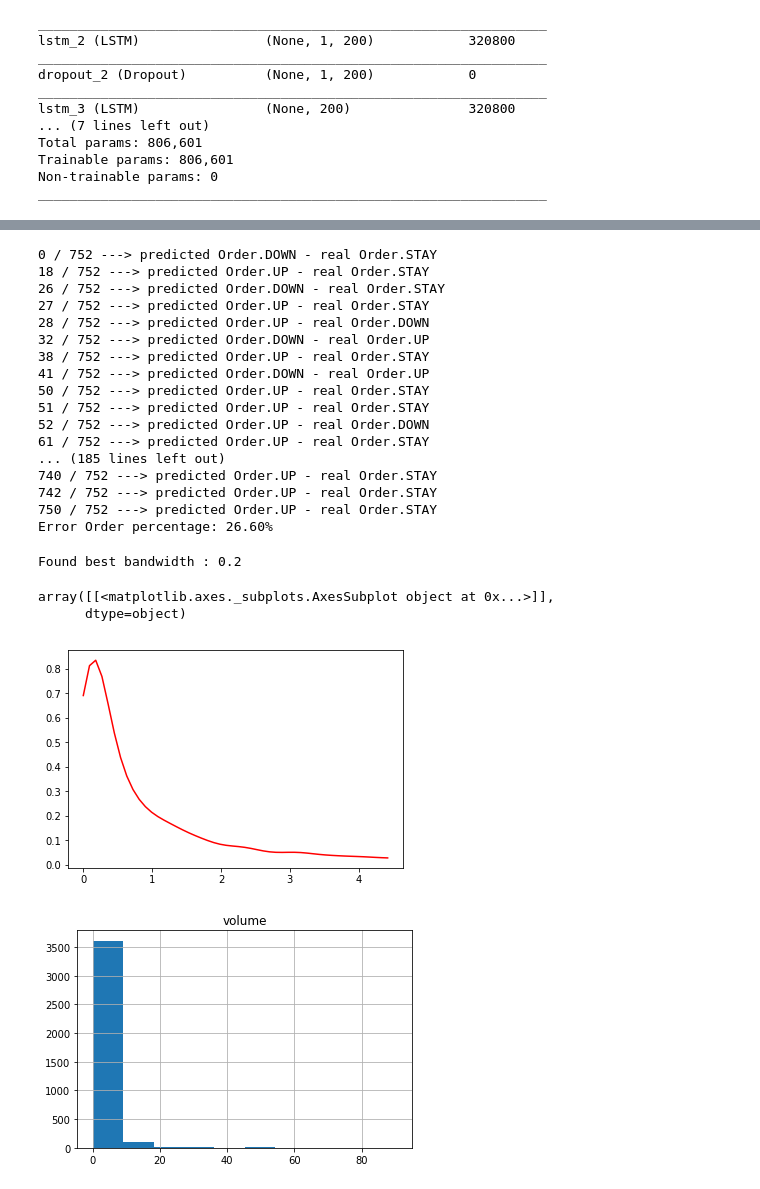
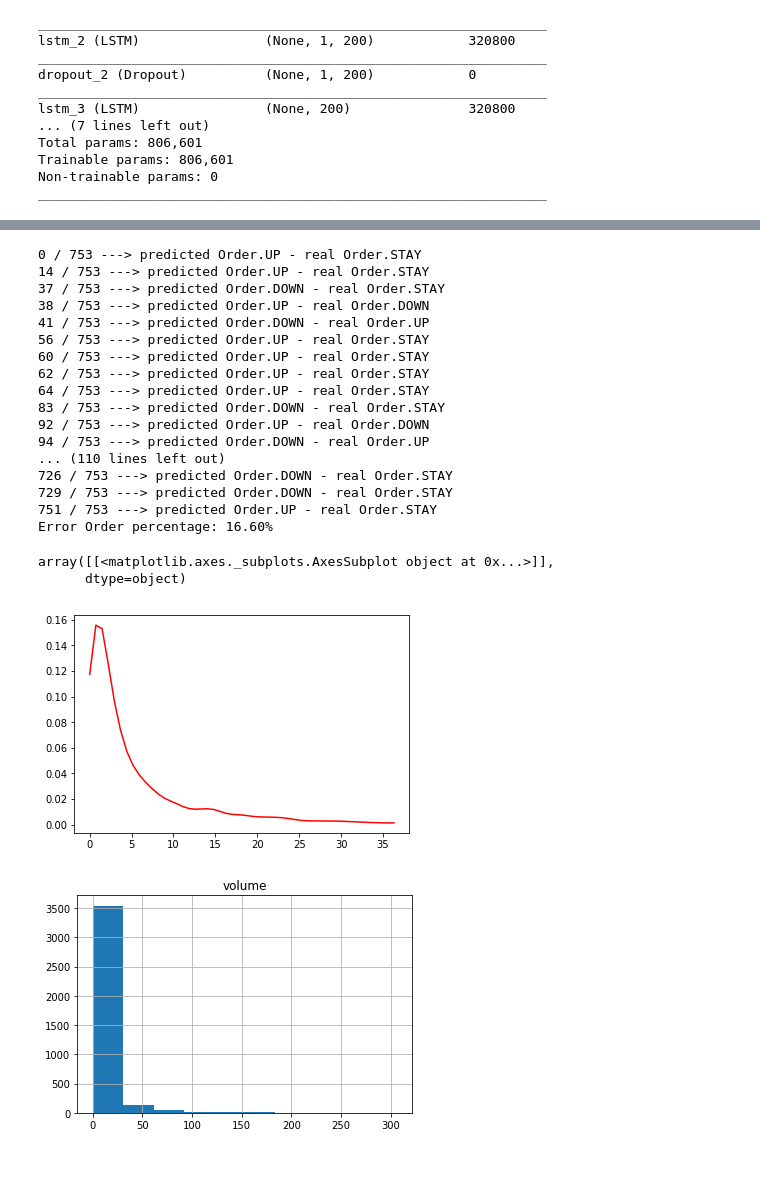
Before and after one commit to scristofari/bitcoin-challenge, a Jupyter notebook: BitCoin Challenge.ipynb, the cells around one changed output, grey strips where cells are left out. Saved outputs shown, nothing was run; the diff lists cells and outputs as text; code cells hidden in the pictures.

```diff
--- a/BitCoin Challenge.ipynb
+++ b/BitCoin Challenge.ipynb
@@ -3,7 +3,7 @@
 import matplotlib.pyplot as plt
 
 from bitcoin import engine
-df = engine.load_data('BTC-EUR')
+df = engine.load_data('BTC-USD')
 df.head()
 # %% [output]
 |  | time | low | high | open | close | volume | tw_sentiment | tw_followers | reddit_sentiment | ... |
@@ -120,47 +118,40 @@ plt.plot(y_predict_train, 'g')
 # %%
 engine.test_order_percent(df, model, scaler_x, scaler_y)
 # %% [output]
-0 / 752 ---> predicted Order.DOWN - real Order.STAY
-18 / 752 ---> predicted Order.UP - real Order.STAY
-26 / 752 ---> predicted Order.DOWN - real Order.STAY
-27 / 752 ---> predicted Order.UP - real Order.STAY
-28 / 752 ---> predicted Order.UP - real Order.DOWN
-32 / 752 ---> predicted Order.DOWN - real Order.UP
-38 / 752 ---> predicted Order.UP - real Order.STAY
-41 / 752 ---> predicted Order.DOWN - real Order.UP
-50 / 752 ---> predicted Order.UP - real Order.STAY
-51 / 752 ---> predicted Order.UP - real Order.STAY
-52 / 752 ---> predicted Order.UP - real Order.DOWN
-61 / 752 ---> predicted Order.UP - real Order.STAY
-... (185 lines left out)
-740 / 752 ---> predicted Order.UP - real Order.STAY
-742 / 752 ---> predicted Order.UP - real Order.STAY
-750 / 752 ---> predicted Order.UP - real Order.STAY
-Error Order percentage: 26.60%
+0 / 753 ---> predicted Order.UP - real Order.STAY
+14 / 753 ---> predicted Order.UP - real Order.STAY
+37 / 753 ---> predicted Order.DOWN - real Order.STAY
+38 / 753 ---> predicted Order.UP - real Order.DOWN
+41 / 753 ---> predicted Order.DOWN - real Order.UP
+56 / 753 ---> predicted Order.UP - real Order.STAY
+60 / 753 ---> predicted Order.UP - real Order.STAY
+62 / 753 ---> predicted Order.UP - real Order.STAY
+64 / 753 ---> predicted Order.UP - real Order.STAY
+83 / 753 ---> predicted Order.DOWN - real Order.STAY
+92 / 753 ---> predicted Order.UP - real Order.DOWN
+94 / 753 ---> predicted Order.DOWN - real Order.UP
+... (110 lines left out)
+726 / 753 ---> predicted Order.DOWN - real Order.STAY
+729 / 753 ---> predicted Order.DOWN - real Order.STAY
+751 / 753 ---> predicted Order.UP - real Order.STAY
+Error Order percentage: 16.60%
 # %%
 from sklearn.neighbors import KernelDensity
+from sklearn.model_selection import GridSearchCV
 import numpy as np
 
 X = df['volume'].values.reshape(-1, 1)
+params = {'bandwidth': np.logspace(0, df['volume'].max())}
+grid = GridSearchCV(KernelDensity(), params)
+grid.fit(X)
 
-percentile_90_vol = np.percentile(df['volume'], 90)
-median_vol = np.median(df['volume'])
+x = np.linspace(0, np.percentile(X, 95))
+log_dens = grid.best_estimator_.score_samples(x.reshape(-1, 1))
 
-x = np.linspace(0,percentile_vol)
-
-steps = np.arange(0.01, 3, 0.01)
-for s in steps:
-    kde = KernelDensity(kernel='gaussian', bandwidth=s).fit(X)
-    if np.exp(kde.score(median_vol)) > 0.5:
-        print("Found best bandwidth : %s" % s)
-        break
-
-log_dens = kde.score_samples(x.reshape(-1, 1))
 plt.plot(x, np.exp(log_dens), 'r')
 df.hist(column='volume')
 # %% [output]
-Found best bandwidth : 0.2
+array([[<matplotlib.axes._subplots.AxesSubplot object at 0x...>]],
+      dtype=object)
-array([[<matplotlib.axes._subplots.AxesSubplot object at 0x...>]],
-      dtype=object)
-[figure, old version]
+[figure, new version]
-[figure, old version]
+[figure, new version]
```
Also changed, not shown: parts of 8 cells of this notebook.
